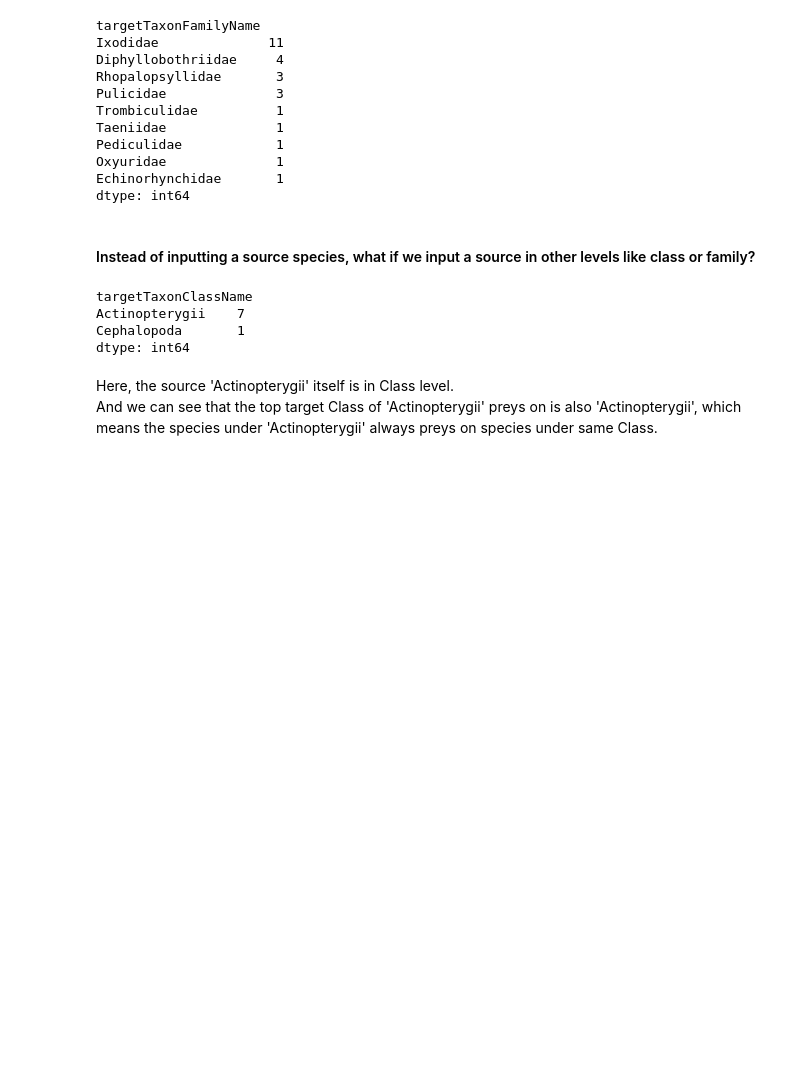
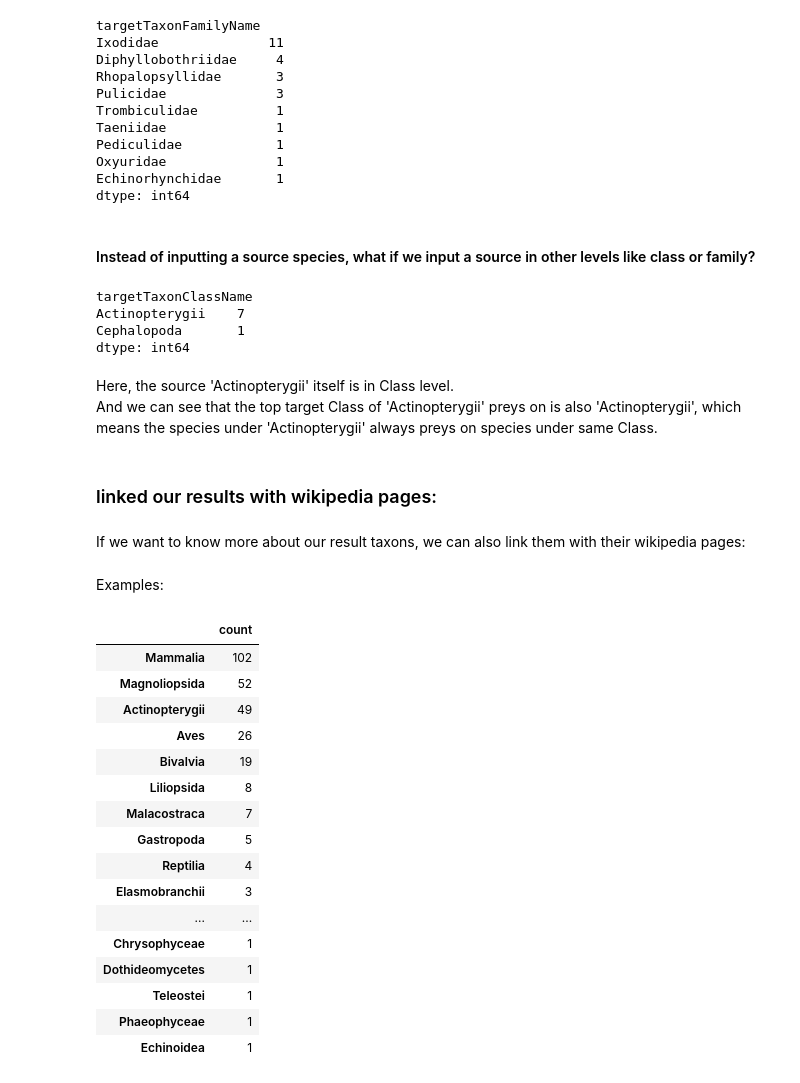
Before and after one commit to cabinetofcuriosity/globi_explore, a Jupyter notebook: notebook/with_new_tsv/Globi_exploration_new.ipynb, the cells around one changed output. Cells and saved outputs as stored; diff of their text form; code cells hidden in the pictures; blank space fills up the shorter version.

Commit message:
add wiki functions

```diff
--- a/notebook/with_new_tsv/Globi_exploration_new.ipynb
+++ b/notebook/with_new_tsv/Globi_exploration_new.ipynb
@@ -190,3 +190,59 @@ dtype: int64
 # %% [markdown]
 Here, the source 'Actinopterygii' itself is in Class level.
 And we can see that the top target Class of 'Actinopterygii' preys on is also 'Actinopterygii', which means the species under 'Actinopterygii' always preys on species under same Class.
+# %% [markdown]
+### linked our results with wikipedia pages:
+# %% [markdown]
+If we want to know more about our result taxons, we can also link them with their wikipedia pages:
+# %%
+def make_clickable_both(val):
+    name, url = val.split('#')
+    return f'<a href="{url}">{name}</a>'
+# %%
+def wiki(source, interaction_type, rank):
+    """ Function that takes inputs of interests and finds corresponding top targets linked to their wikipedia pages.
+    Args:
+        source: the source taxon that we are interested in, can be in any level.
+        interaction_type: the interaction type that we are interested in,
+                          should be consistent with the names of interaction types from tsv.file.
+        rank: the level of target taxon that we are interested in,
+              should be consistent with the column names of tsv.file, such as 'targetTaxonFamilyName', 'targetTaxonOrderName',
+              'targetTaxonClassName'...
+    Returns:
+        The top target taxons in certain rank with clickable wikipedia links for certain source taxon and certain interaction type,
+        in descending order of number of records.
+    """
+    top_targets = find_top_target(source, interaction_type, rank)
+    target_df = pd.DataFrame(top_targets)
+    target_df.columns = ['count']
+
+    urls = dict(name= list(target_df.index),
+    url= ['https://en.wikipedia.org/wiki/' + str(i) for i in list(target_df.index)])
+    target_df.index = [i + '#' + j for i,j in zip(urls['name'], urls['url'])]
+    index_list = list(target_df.index)
+    target_df.index =[make_clickable_both(i) for i in index_list]
+    df = target_df.style.format({'wiki': make_clickable_both})
+
+    return df
+# %% [markdown]
+Examples:
+# %%
+wiki('Homo sapiens', 'eats', 'targetTaxonClassName')
+# %% [output]
+|  | count |
+| Mammalia | 102 |
+| Magnoliopsida | 52 |
+| Actinopterygii | 49 |
+| Aves | 26 |
+| Bivalvia | 19 |
+| Liliopsida | 8 |
+| Malacostraca | 7 |
+| Gastropoda | 5 |
+| Reptilia | 4 |
+| Elasmobranchii | 3 |
+| ... | ... |
+| Chrysophyceae | 1 |
+| Dothideomycetes | 1 |
+| Teleostei | 1 |
+| Phaeophyceae | 1 |
+| Echinoidea | 1 |
```
Also changed, not shown: parts of 2 cells of this notebook.
